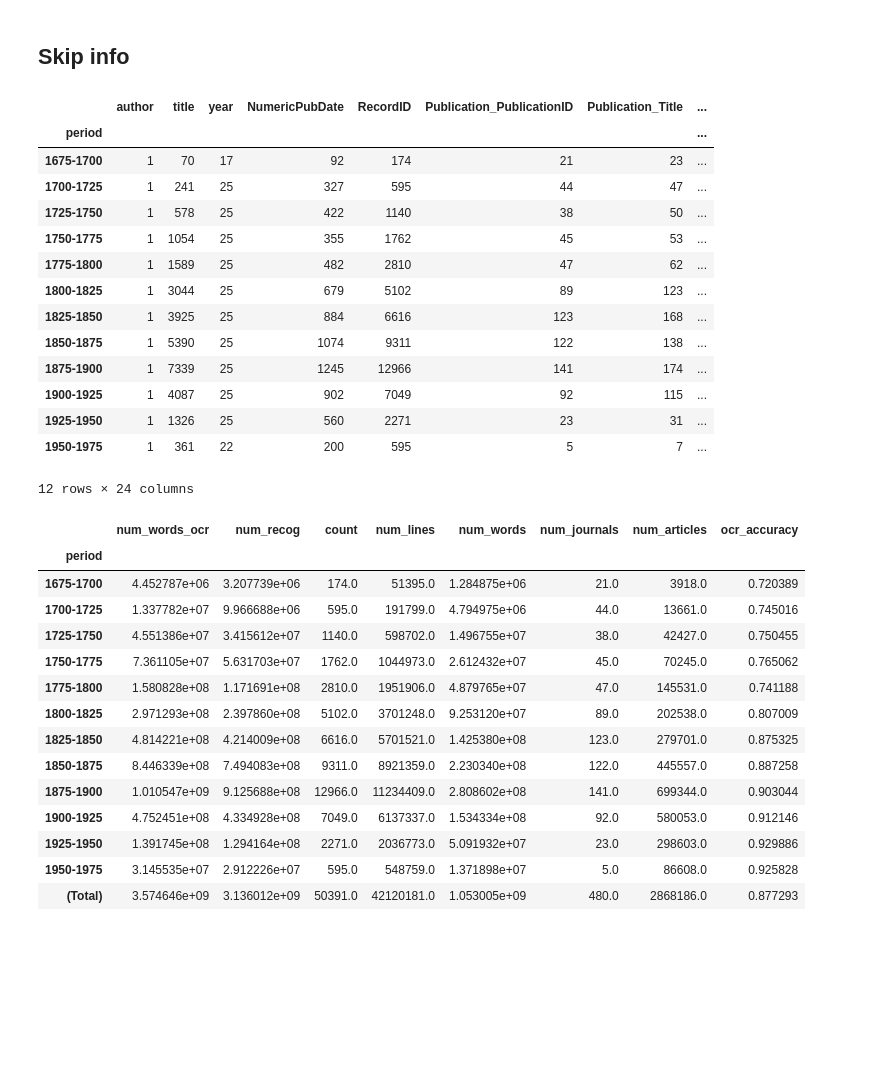
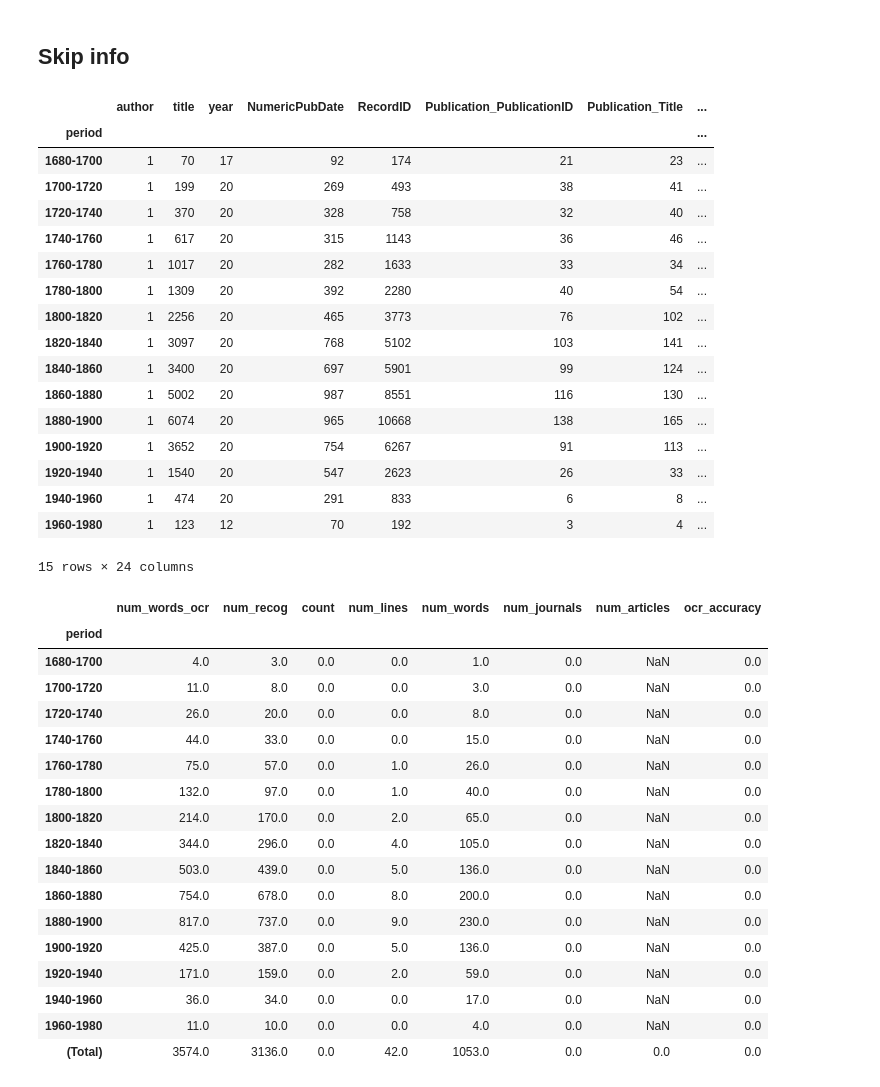
Before and after one commit to quadrismegistus/koselleck, a Jupyter notebook: koselleck/corpora.ipynb, the cells around one changed output. Drawn from its saved outputs; the diff is of its cells as text; code cells hidden in the pictures; blank space fills up the shorter version.

```diff
--- a/koselleck/corpora.ipynb
+++ b/koselleck/corpora.ipynb
@@ -3,3 +3,4 @@
 # %%
 from ipynb.fs.full.koselleck import *
 # pd.options.display.latex.repr=True
+ybin=5
@@ -167,7 +126,7 @@ dfmeta_orig
 idf=dfmeta_orig.query('1670<=year<2000')
 idf['num_journals']=idf['Publication_PublicationID']
 idf['num_articles']=idf['RecordID']
-idf['period']=idf.year.apply(lambda y: periodize(y,25))
+idf['period']=idf.year.apply(lambda y: periodize(y,ybin))
 orig_stats=idf[['period','num_journals','num_articles']].groupby('period').nunique()#.iloc[1:]
 orig_stats
 # %% [output]
@@ -292,8 +250,8 @@ dfmeta
 | 1997/Unknown/2032690 |  | AFTER DINNER | 1997 | 19970619 | 1638085759 | 2032690 | The Sketch | ... |
 50449 rows × 23 columns
 # %%
-ybin=25
+ybin=20
 dfmeta=dfmeta.query('1675<=year<1975')
 dfmeta['period']=dfmeta.year.apply(lambda y: periodize(y,ybin))
-dfocr
+dfmeta
 # %% [output]
@@ -349,19 +310,24 @@ dfmeta.groupby('period').nunique()
 # %% [output]
 |  | author | title | year | NumericPubDate | RecordID | Publication_PublicationID | Publication_Title | ... |
 | period |  |  |  |  |  |  |  | ... |
-| 1675-1700 | 1 | 70 | 17 | 92 | 174 | 21 | 23 | ... |
-| 1700-1725 | 1 | 241 | 25 | 327 | 595 | 44 | 47 | ... |
-| 1725-1750 | 1 | 578 | 25 | 422 | 1140 | 38 | 50 | ... |
-| 1750-1775 | 1 | 1054 | 25 | 355 | 1762 | 45 | 53 | ... |
-| 1775-1800 | 1 | 1589 | 25 | 482 | 2810 | 47 | 62 | ... |
-| 1800-1825 | 1 | 3044 | 25 | 679 | 5102 | 89 | 123 | ... |
-| 1825-1850 | 1 | 3925 | 25 | 884 | 6616 | 123 | 168 | ... |
-| 1850-1875 | 1 | 5390 | 25 | 1074 | 9311 | 122 | 138 | ... |
-| 1875-1900 | 1 | 7339 | 25 | 1245 | 12966 | 141 | 174 | ... |
-| 1900-1925 | 1 | 4087 | 25 | 902 | 7049 | 92 | 115 | ... |
-| 1925-1950 | 1 | 1326 | 25 | 560 | 2271 | 23 | 31 | ... |
-| 1950-1975 | 1 | 361 | 22 | 200 | 595 | 5 | 7 | ... |
+| 1680-1700 | 1 | 70 | 17 | 92 | 174 | 21 | 23 | ... |
+| 1700-1720 | 1 | 199 | 20 | 269 | 493 | 38 | 41 | ... |
+| 1720-1740 | 1 | 370 | 20 | 328 | 758 | 32 | 40 | ... |
+| 1740-1760 | 1 | 617 | 20 | 315 | 1143 | 36 | 46 | ... |
+| 1760-1780 | 1 | 1017 | 20 | 282 | 1633 | 33 | 34 | ... |
+| 1780-1800 | 1 | 1309 | 20 | 392 | 2280 | 40 | 54 | ... |
+| 1800-1820 | 1 | 2256 | 20 | 465 | 3773 | 76 | 102 | ... |
+| 1820-1840 | 1 | 3097 | 20 | 768 | 5102 | 103 | 141 | ... |
+| 1840-1860 | 1 | 3400 | 20 | 697 | 5901 | 99 | 124 | ... |
+| 1860-1880 | 1 | 5002 | 20 | 987 | 8551 | 116 | 130 | ... |
+| 1880-1900 | 1 | 6074 | 20 | 965 | 10668 | 138 | 165 | ... |
+| 1900-1920 | 1 | 3652 | 20 | 754 | 6267 | 91 | 113 | ... |
+| 1920-1940 | 1 | 1540 | 20 | 547 | 2623 | 26 | 33 | ... |
+| 1940-1960 | 1 | 474 | 20 | 291 | 833 | 6 | 8 | ... |
+| 1960-1980 | 1 | 123 | 12 | 70 | 192 | 3 | 4 | ... |
-12 rows × 24 columns
+15 rows × 24 columns
+# %%
+dfocr=pd.read_json('/home/ryan/lltk_data/corpora/bpo/data/data.ocr_accuracy.jsonl',lines=True).set_index('id')
 # %%
 def get_dfinfo_grp(by='period'):
     dfinfo = dfmeta.join(
@@ -382,23 +348,26 @@ def get_dfinfo_grp(by='period'):
     return dfinfo
 # %%
 dfinfo=get_dfinfo_grp('period')
-dfinfo
+dfinfo // 1000000
 # %% [output]
 |  | num_words_ocr | num_recog | count | num_lines | num_words | num_journals | num_articles | ocr_accuracy |
 | period |  |  |  |  |  |  |  |  |
-| 1675-1700 | 4.452787e+06 | 3.207739e+06 | 174.0 | 51395.0 | 1.284875e+06 | 21.0 | 3918.0 | 0.720389 |
-| 1700-1725 | 1.337782e+07 | 9.966688e+06 | 595.0 | 191799.0 | 4.794975e+06 | 44.0 | 13661.0 | 0.745016 |
-| 1725-1750 | 4.551386e+07 | 3.415612e+07 | 1140.0 | 598702.0 | 1.496755e+07 | 38.0 | 42427.0 | 0.750455 |
-| 1750-1775 | 7.361105e+07 | 5.631703e+07 | 1762.0 | 1044973.0 | 2.612432e+07 | 45.0 | 70245.0 | 0.765062 |
-| 1775-1800 | 1.580828e+08 | 1.171691e+08 | 2810.0 | 1951906.0 | 4.879765e+07 | 47.0 | 145531.0 | 0.741188 |
-| 1800-1825 | 2.971293e+08 | 2.397860e+08 | 5102.0 | 3701248.0 | 9.253120e+07 | 89.0 | 202538.0 | 0.807009 |
-| 1825-1850 | 4.814221e+08 | 4.214009e+08 | 6616.0 | 5701521.0 | 1.425380e+08 | 123.0 | 279701.0 | 0.875325 |
-| 1850-1875 | 8.446339e+08 | 7.494083e+08 | 9311.0 | 8921359.0 | 2.230340e+08 | 122.0 | 445557.0 | 0.887258 |
-| 1875-1900 | 1.010547e+09 | 9.125688e+08 | 12966.0 | 11234409.0 | 2.808602e+08 | 141.0 | 699344.0 | 0.903044 |
-| 1900-1925 | 4.752451e+08 | 4.334928e+08 | 7049.0 | 6137337.0 | 1.534334e+08 | 92.0 | 580053.0 | 0.912146 |
-| 1925-1950 | 1.391745e+08 | 1.294164e+08 | 2271.0 | 2036773.0 | 5.091932e+07 | 23.0 | 298603.0 | 0.929886 |
-| 1950-1975 | 3.145535e+07 | 2.912226e+07 | 595.0 | 548759.0 | 1.371898e+07 | 5.0 | 86608.0 | 0.925828 |
-| (Total) | 3.574646e+09 | 3.136012e+09 | 50391.0 | 42120181.0 | 1.053005e+09 | 480.0 | 2868186.0 | 0.877293 |
+| 1680-1700 | 4.0 | 3.0 | 0.0 | 0.0 | 1.0 | 0.0 | NaN | 0.0 |
+| 1700-1720 | 11.0 | 8.0 | 0.0 | 0.0 | 3.0 | 0.0 | NaN | 0.0 |
+| 1720-1740 | 26.0 | 20.0 | 0.0 | 0.0 | 8.0 | 0.0 | NaN | 0.0 |
+| 1740-1760 | 44.0 | 33.0 | 0.0 | 0.0 | 15.0 | 0.0 | NaN | 0.0 |
+| 1760-1780 | 75.0 | 57.0 | 0.0 | 1.0 | 26.0 | 0.0 | NaN | 0.0 |
+| 1780-1800 | 132.0 | 97.0 | 0.0 | 1.0 | 40.0 | 0.0 | NaN | 0.0 |
+| 1800-1820 | 214.0 | 170.0 | 0.0 | 2.0 | 65.0 | 0.0 | NaN | 0.0 |
+| 1820-1840 | 344.0 | 296.0 | 0.0 | 4.0 | 105.0 | 0.0 | NaN | 0.0 |
+| 1840-1860 | 503.0 | 439.0 | 0.0 | 5.0 | 136.0 | 0.0 | NaN | 0.0 |
+| 1860-1880 | 754.0 | 678.0 | 0.0 | 8.0 | 200.0 | 0.0 | NaN | 0.0 |
+| 1880-1900 | 817.0 | 737.0 | 0.0 | 9.0 | 230.0 | 0.0 | NaN | 0.0 |
+| 1900-1920 | 425.0 | 387.0 | 0.0 | 5.0 | 136.0 | 0.0 | NaN | 0.0 |
+| 1920-1940 | 171.0 | 159.0 | 0.0 | 2.0 | 59.0 | 0.0 | NaN | 0.0 |
+| 1940-1960 | 36.0 | 34.0 | 0.0 | 0.0 | 17.0 | 0.0 | NaN | 0.0 |
+| 1960-1980 | 11.0 | 10.0 | 0.0 | 0.0 | 4.0 | 0.0 | NaN | 0.0 |
+| (Total) | 3574.0 | 3136.0 | 0.0 | 42.0 | 1053.0 | 0.0 | 0.0 | 0.0 |
 # %%
 odf = dfinfo[[
     'num_journals','num_articles','num_lines','num_words',
```
Also changed, not shown: parts of 16 cells of this notebook, 13 other files.
